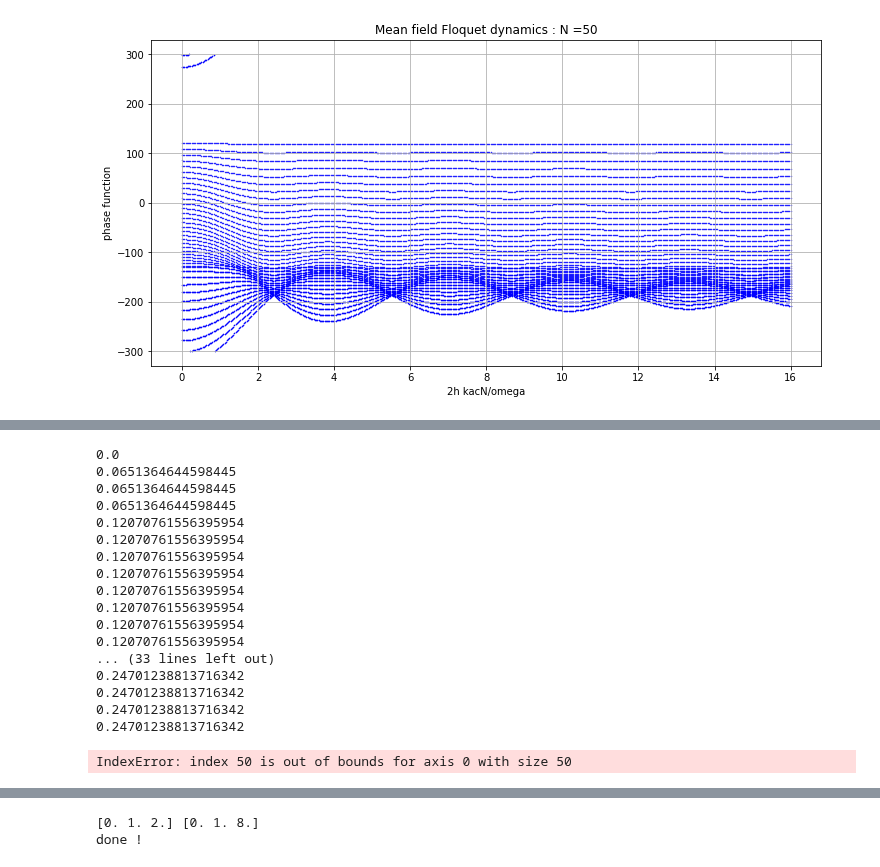
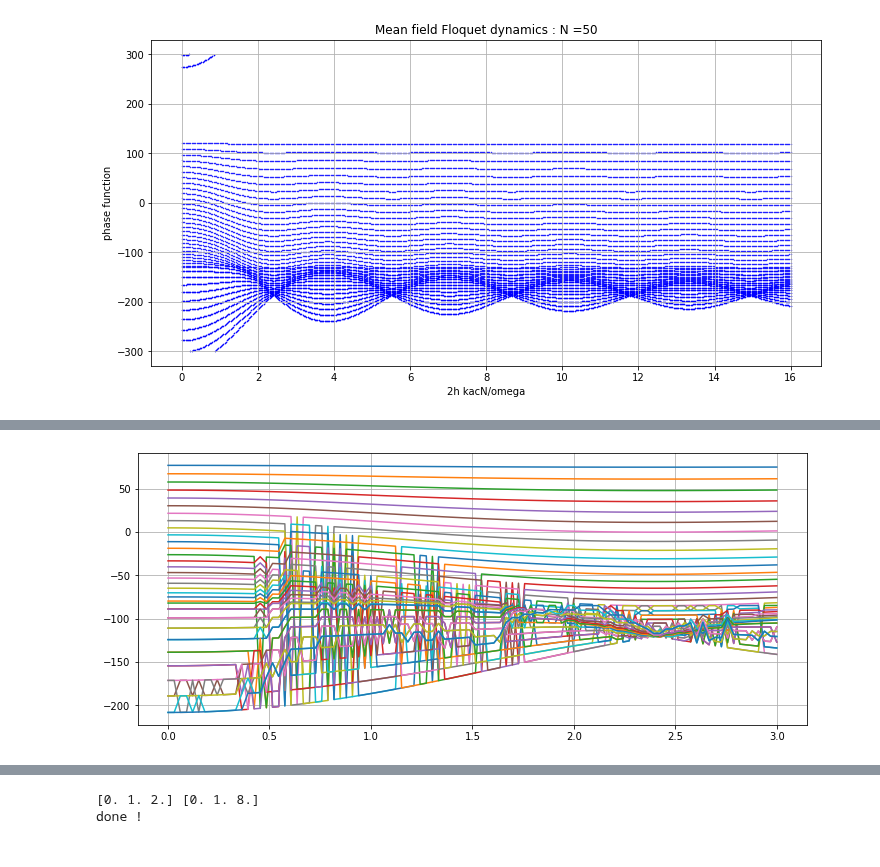
Before and after one commit to SuperStarCZ/floquet_theory, a Jupyter notebook: floquet_spin_dynamics.ipynb, the cells around one changed output, grey strips where cells are left out. Saved outputs shown, nothing was run; the diff lists cells and outputs as text; code cells hidden in the pictures.

```diff
--- a/floquet_spin_dynamics.ipynb
+++ b/floquet_spin_dynamics.ipynb
@@ -267,28 +275,18 @@ time taken 3.3428375522295632 minute
-# %%
-prev_evec = evec_f[0][0][0]
-dot_prod = np.zeros(N)
-for i in np.arange(1,N+1):
-    evec_now = evec_f[60][0][i]
-    dot_prod[i] = np.dot(np.conjugate(prev_evec).T,evec_now)
-    print(np.max(dot_prod.real))
-
-evec_f[0][0][2]
-# %% [output]
-0.0
-0.0651364644598445
-0.0651364644598445
-0.0651364644598445
-0.12070761556395954
-0.12070761556395954
-0.12070761556395954
-0.12070761556395954
-0.12070761556395954
-0.12070761556395954
-0.12070761556395954
-0.12070761556395954
-... (33 lines left out)
-0.24701238813716342
-0.24701238813716342
-0.24701238813716342
-0.24701238813716342
-IndexError: index 50 is out of bounds for axis 0 with size 50
+# %%
+# This looks okay code till now
+# Here I have used column wise phase function data
+
+plt.figure(figsize = (12,5))
+for j in range(N+1):
+    hh = np.zeros(hsteps)
+    ph = np.zeros(hsteps)
+    for i in range(hsteps):
+        hh[i] = data1[i][0]
+        ph[i] = data1[i][1][j]
+    plt.plot(2 * hh * kacN/omega ,ph)
+#plt.xlim(2.,3.)
+#plt.ylim(-230,-100)
+plt.grid()
+plt.show()
+# %% [output]
+[figure, added]
```
Also changed, not shown: parts of 9 cells of this notebook.
